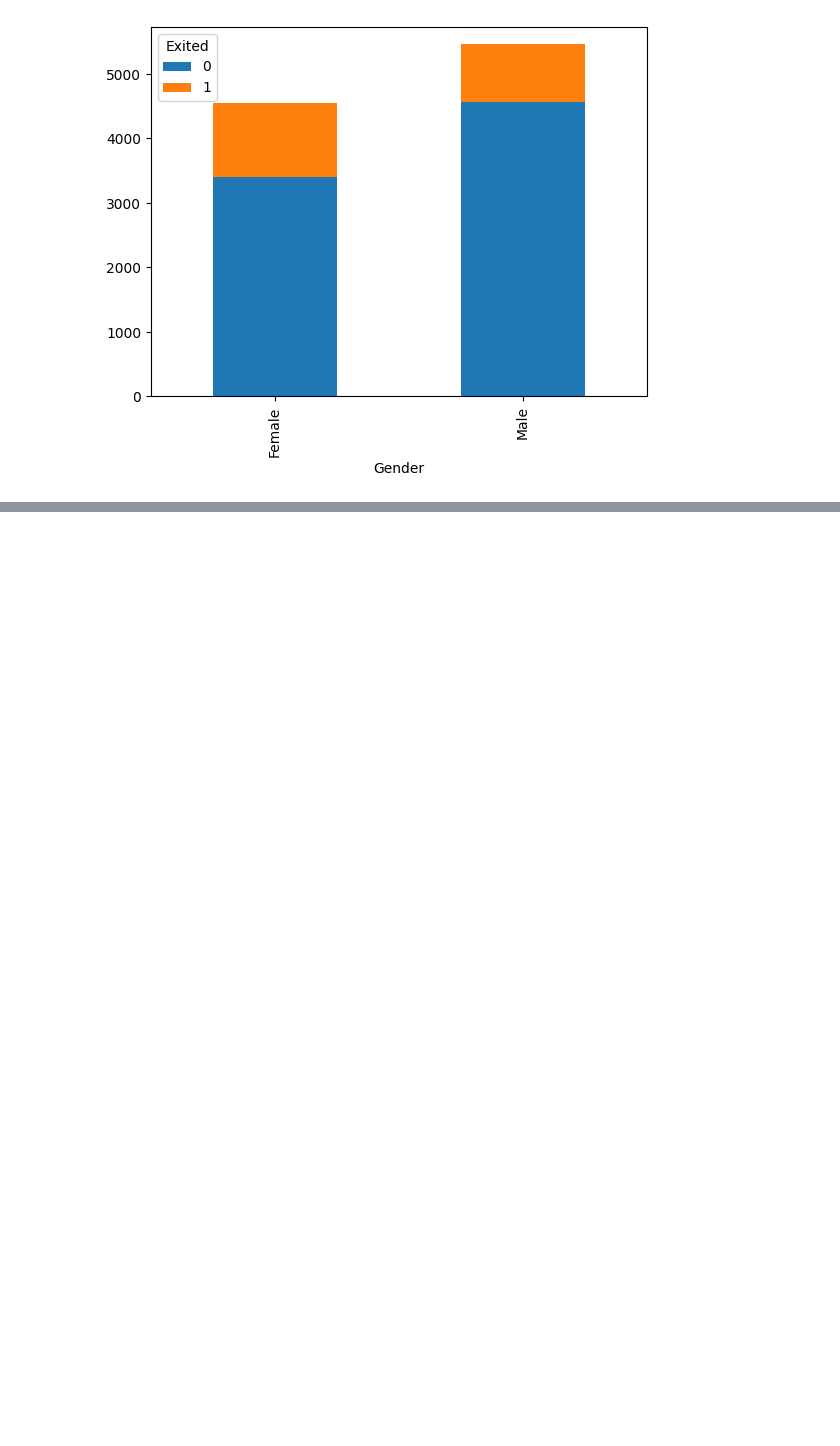
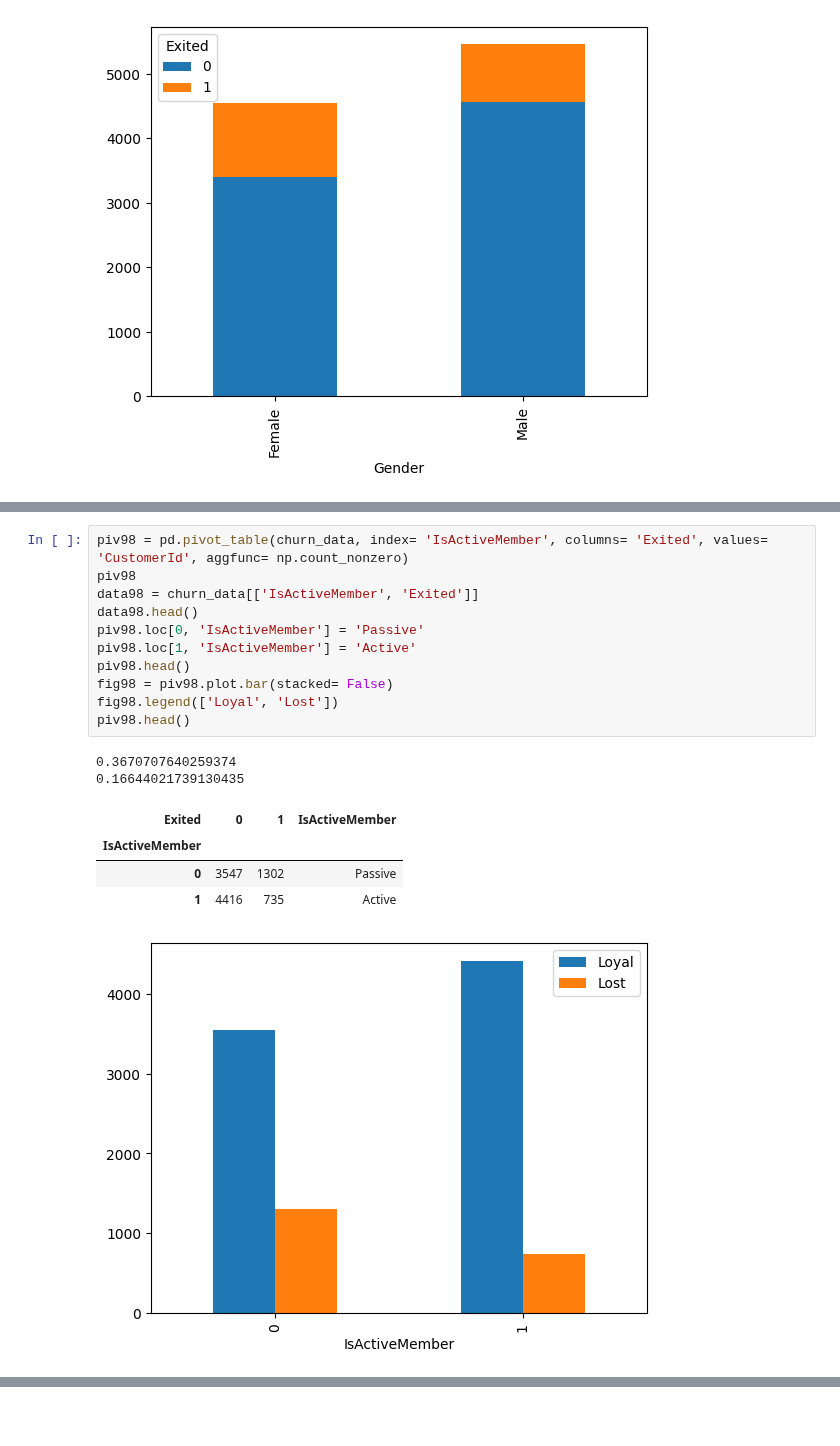
Before and after one commit to lesiveducation/DS_lesiv, a Jupyter notebook: PY13-Визуализация/churn080325.ipynb, the cells around one changed output, grey strips where cells are left out. Saved outputs shown, nothing was run; the diff lists cells and outputs as text; blank space fills up the shorter version.

```diff
--- a/PY13-Визуализация/churn080325.ipynb
+++ b/PY13-Визуализация/churn080325.ipynb
@@ -195,0 +232,19 @@ piv1.plot.bar(stacked= True)
+# %%
+piv98 = pd.pivot_table(churn_data, index= 'IsActiveMember', columns= 'Exited', values= 'CustomerId', aggfunc= np.count_nonzero)
+piv98
+data98 = churn_data[['IsActiveMember', 'Exited']]
+data98.head()
+piv98.loc[0, 'IsActiveMember'] = 'Passive'
+piv98.loc[1, 'IsActiveMember'] = 'Active'
+piv98.head()
+fig98 = piv98.plot.bar(stacked= False)
+fig98.legend(['Loyal', 'Lost'])
+piv98.head()
+# %% [output]
+0.3670707640259374
+0.16644021739130435
+| Exited | 0 | 1 | IsActiveMember |
+| IsActiveMember |  |  |  |
+| 0 | 3547 | 1302 | Passive |
+| 1 | 4416 | 735 | Active |
+[figure, added]
```
Also changed, not shown: parts of 8 cells of this notebook.
